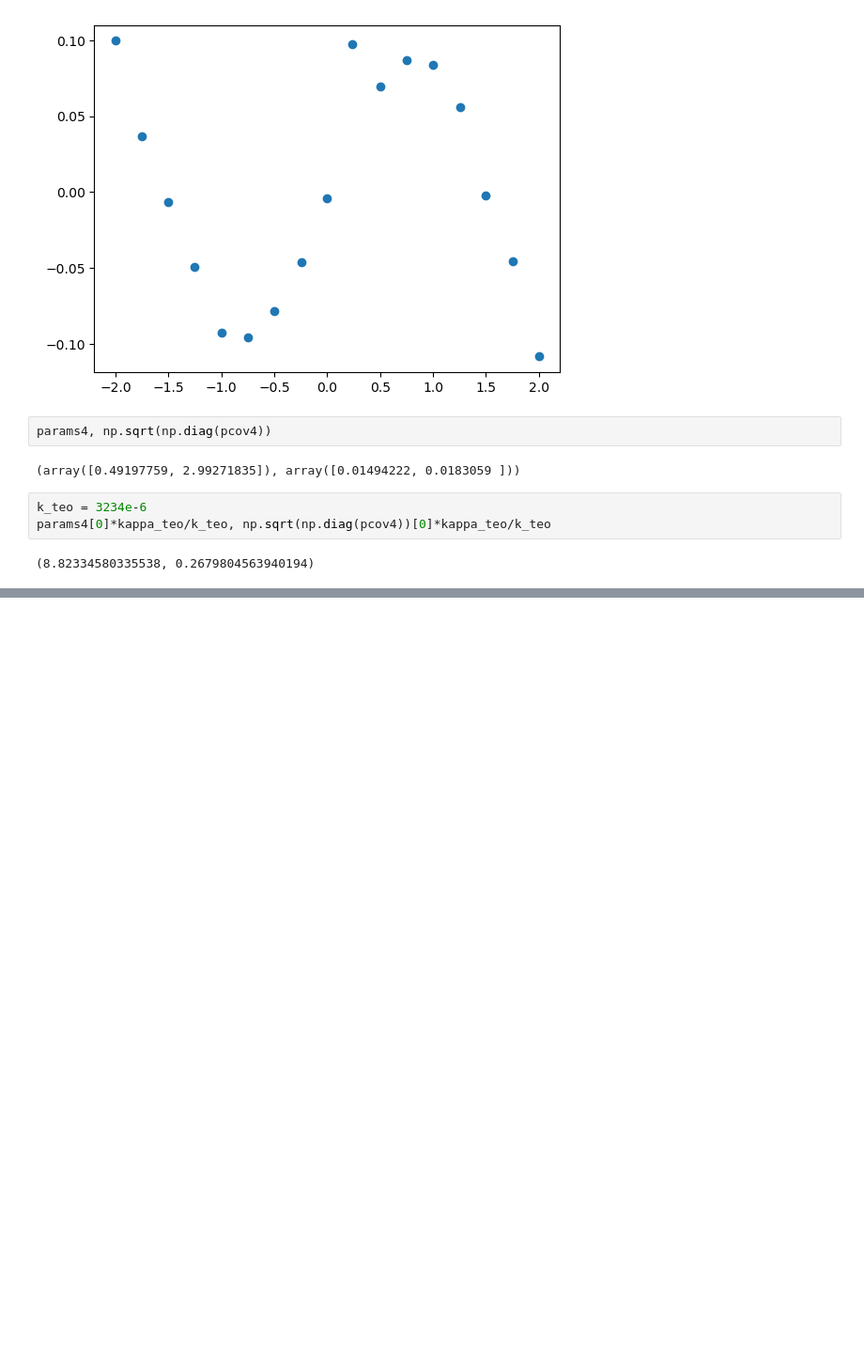
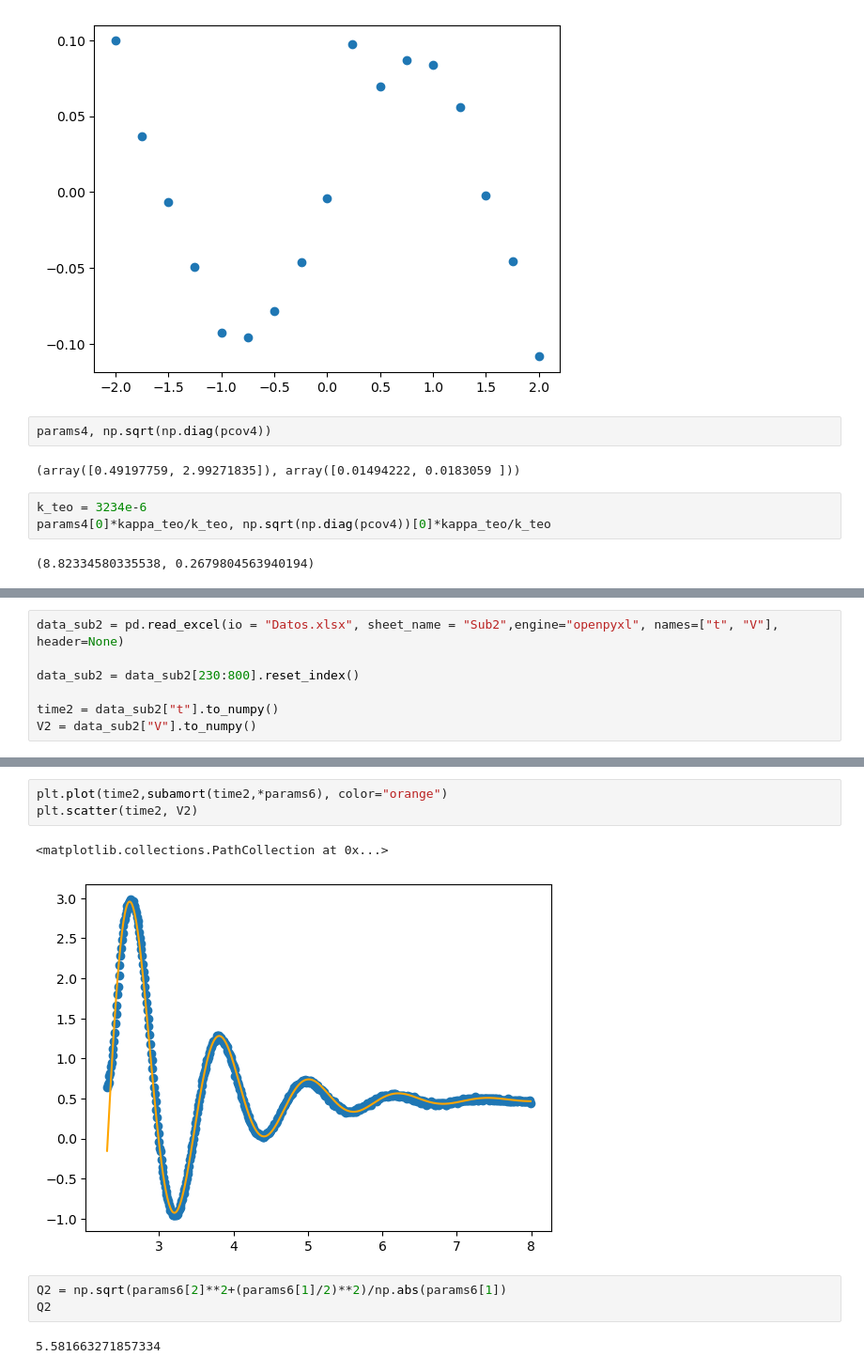
Before and after one commit to QuantumPower4/LabIntermedio2024-2, a Jupyter notebook: Oscilador Torsional/Untitled.ipynb, the cells around one changed output, grey strips where cells are left out. Shown at 94% size. Drawn from its saved outputs; the diff is of its cells as text; blank space fills up the shorter version.

```diff
--- a/Oscilador Torsional/Untitled.ipynb
+++ b/Oscilador Torsional/Untitled.ipynb
@@ -124,0 +157,7 @@ params4[0]*kappa_teo/k_teo, np.sqrt(np.diag(pcov4))[0]*kappa_teo/k_teo
+# %%
+data_sub2 = pd.read_excel(io = "Datos.xlsx", sheet_name = "Sub2",engine="openpyxl", names=["t", "V"], header=None)
+
+data_sub2 = data_sub2[230:800].reset_index()
+
+time2 = data_sub2["t"].to_numpy()
+V2 = data_sub2["V"].to_numpy()
@@ -124,0 +172,11 @@ params4[0]*kappa_teo/k_teo, np.sqrt(np.diag(pcov4))[0]*kappa_teo/k_teo
+# %%
+plt.plot(time2,subamort(time2,*params6), color="orange")
+plt.scatter(time2, V2)
+# %% [output]
+<matplotlib.collections.PathCollection at 0x...>
+[figure, added]
+# %%
+Q2 = np.sqrt(params6[2]**2+(params6[1]/2)**2)/np.abs(params6[1])
+Q2
+# %% [output]
+5.581663271857334
```
Also changed, not shown: parts of 21 cells of this notebook, 1 other file.
